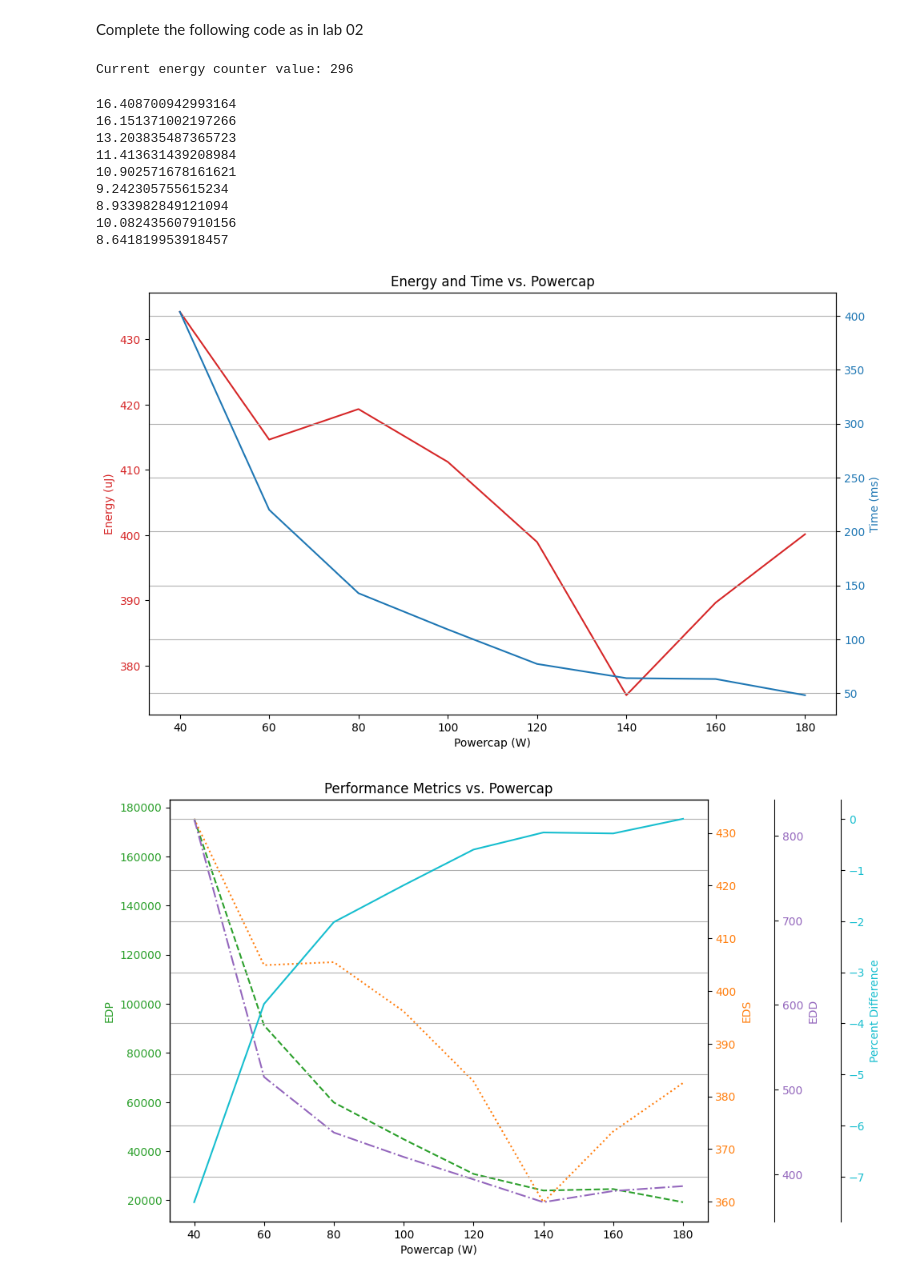
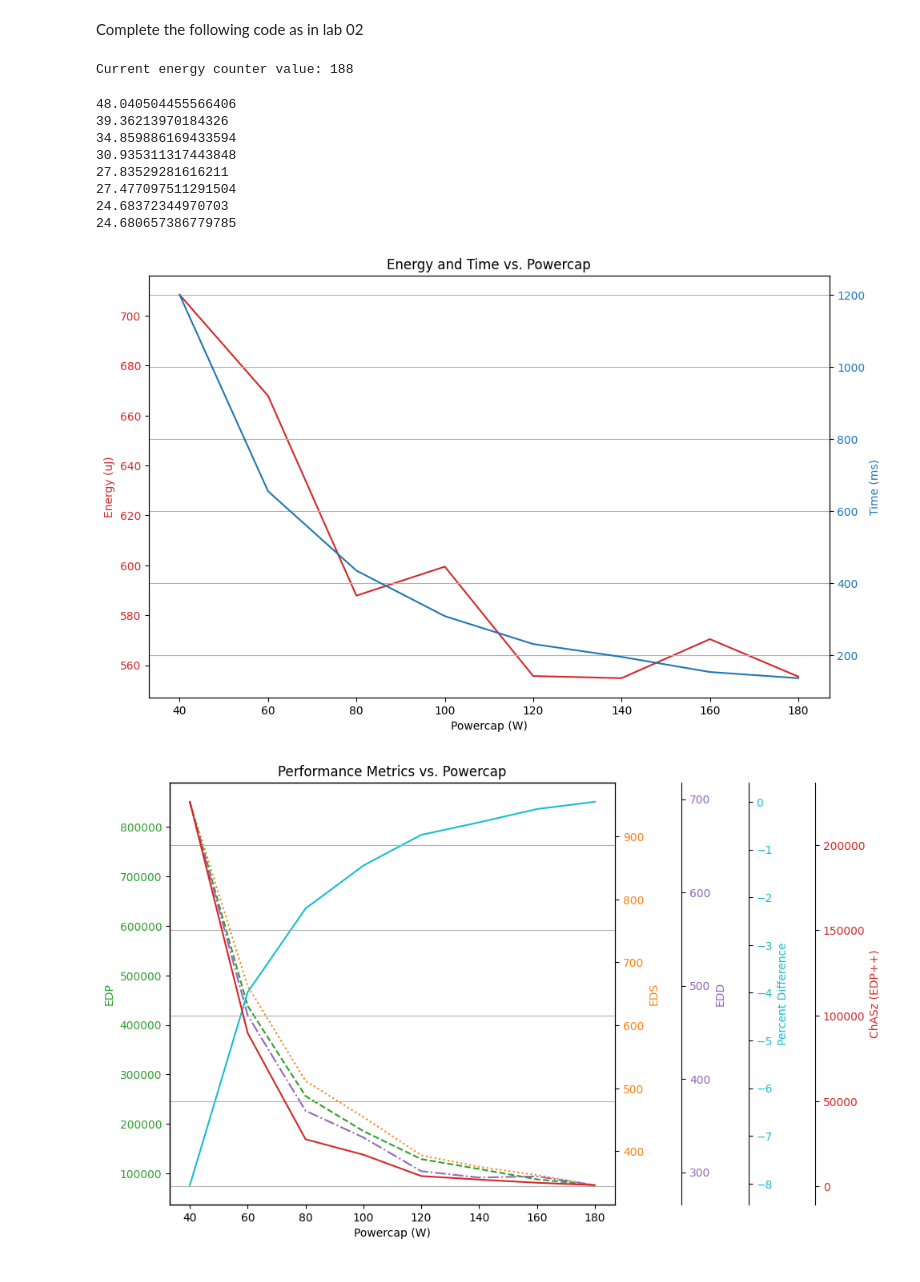
Before and after one commit to JanChyczynski/eumaster4hpc-energy-aware-computing, a Jupyter notebook: docker-image/jupyter/04 RAPL Metrics.ipynb, the cells around one changed output. Cells and saved outputs as stored; diff of their text form; code cells hidden in the pictures.

```diff
--- a/docker-image/jupyter/04 RAPL Metrics.ipynb
+++ b/docker-image/jupyter/04 RAPL Metrics.ipynb
@@ -48,7 +54,7 @@ def energy_uj():
 
 def mock_energy(time, powercap):
     print(time*powercap)
-    return 8 * time * powercap + randrange(40)
+    return 8 * time * powercap + randrange(80)
 
 print(f'Current energy counter value: {energy_uj()}')
 
@@ -63,7 +69,7 @@ def energy_consumption(energy_uj_start, energy_uj_end):
     # return randrange(300)
     return energy_uj_end - energy_uj_start if energy_uj_end > energy_uj_end else max_energy() - energy_uj_start + energy_uj_end
 # %% [output]
-Current energy counter value: 296
+Current energy counter value: 188
 # %%
 def set_powercap(watts_limit: int):
     pass
@@ -73,18 +79,19 @@ def set_powercap(watts_limit: int):
 # %%
 def edp(energy: float, time: float):
     return energy * time
+
+def chASz(energy: float, time: float, min_energy: float, init_time: float):
+    return (energy - min_energy * 0.9) * (time - init_time * 0.9)
 
 def eds(energy: float, time: float, alpha: float, beta: float):
     return alpha * energy + beta * time
 
 def edd(energy: float, time: float, alpha: float, beta: float):
-    return math.sqrt(alpha * energy)**2 + (beta * time)**2
+    return math.sqrt((alpha * energy)**2 + (beta * time)**2)
 
-def percentDiff(energy: float, time: float, init_energy: float, init_time: float):
+def percent_diff(energy: float, time: float, init_energy: float, init_time: float):
     return (init_energy-energy)/init_energy - (time - init_time)/init_time
 # %%
-from matplotlib import pyplot as plt
-import subprocess
 
 
 def run_task(*args):
@@ -98,7 +105,7 @@ def benchmark_once(powercap_w: int, *args):
     time1 = time.time()
     energy1 = 0
     # energy1 = energy_uj()
-    time.sleep(100/powercap_w**1.5)
+    time.sleep(300/powercap_w**1.5)
     # run_task(*args)
     time2 = time.time()
     # energy2 = energy_uj()
@@ -115,11 +122,6 @@ tested_powercaps = [i for i in range(40, 200, 20)]
 
 energies = []
 times = []
-edps = []
-eds_values = []
-edds = []
-percent_diffs = []
-
 
 
 for powercap in tested_powercaps:
@@ -146,32 +148,33 @@ plt.title('Energy and Time vs. Powercap')
 plt.grid(True)
 plt.show()
 # %% [output]
-16.408700942993164
-16.151371002197266
-13.203835487365723
-11.413631439208984
-10.902571678161621
-9.242305755615234
-8.933982849121094
-10.082435607910156
-8.641819953918457
+48.040504455566406
+39.36213970184326
+34.859886169433594
+30.935311317443848
+27.83529281616211
+27.477097511291504
+24.68372344970703
+24.680657386779785
-[figure, old version]
+[figure, new version]
 # %%
 edps = []
 eds_values = []
 edds = []
 percent_diffs = []
+chASzs = []
 
 initial_time, initial_energy = times[-1], energies[-1]
-alpha = 0.95  # You can adjust these coefficients according to your needs
-beta = 0.05
+alpha = 0.5  # You can adjust these coefficients according to your needs
+beta = 0.5
 
 for i in range(len(times)):
     time_result, energy_result = times[i], energies[i]
     edps.append(edp(energy_result, time_result))
+    chASzs.append(chASz(energy_result, time_result, min(energies), initial_time))
     eds_values.append(eds(energy_result, time_result, alpha, beta))
     edds.append(edd(energy_result, time_result, alpha, beta))
-    percent_diffs.append(percentDiff(energy_result, time_result, initial_energy, initial_time))
+    percent_diffs.append(percent_diff(energy_result, time_result, initial_energy, initial_time))
 # %%
 fig, ax1 = plt.subplots(figsize=(10, 6))
 
@@ -185,31 +188,38 @@ ax1.tick_params(axis='y', labelcolor=color)
 
 # EDS plot
 ax4 = ax1.twinx()
 color = 'tab:orange'
 ax4.spines['right'].set_position(('outward', 0))
 ax4.set_ylabel('EDS', color=color)
 ax4.plot(tested_powercaps, eds_values, color=color, linestyle=':', label='EDS')
 ax4.tick_params(axis='y', labelcolor=color)
 
 # EDD plot
 ax5 = ax1.twinx()
 color = 'tab:purple'
 ax5.spines['right'].set_position(('outward', 60))
 ax5.set_ylabel('EDD', color=color)
 ax5.plot(tested_powercaps, edds, color=color, linestyle='-.', label='EDD')
 ax5.tick_params(axis='y', labelcolor=color)
 
 # Percent Difference plot
 ax6 = ax1.twinx()
 color = 'tab:cyan'
 ax6.spines['right'].set_position(('outward', 120))
 ax6.set_ylabel('Percent Difference', color=color)
 ax6.plot(tested_powercaps, percent_diffs, color=color, linestyle='-', label='Percent Difference')
 ax6.tick_params(axis='y', labelcolor=color)
 
+ax7 = ax1.twinx()
+color = 'tab:red'
+ax7.spines['right'].set_position(('outward', 180))
+ax7.set_ylabel('ChASz (EDP++)', color=color)
+ax7.plot(tested_powercaps, chASzs, color=color, linestyle='-', label='ChASz (EDP++)')
+ax7.tick_params(axis='y', labelcolor=color)
+
 fig.tight_layout()
 plt.title('Performance Metrics vs. Powercap')
 plt.grid(True)
 plt.show()
 # %% [output]
-[figure, old version]
+[figure, new version]
```
Also changed, not shown: parts of 4 cells of this notebook.
